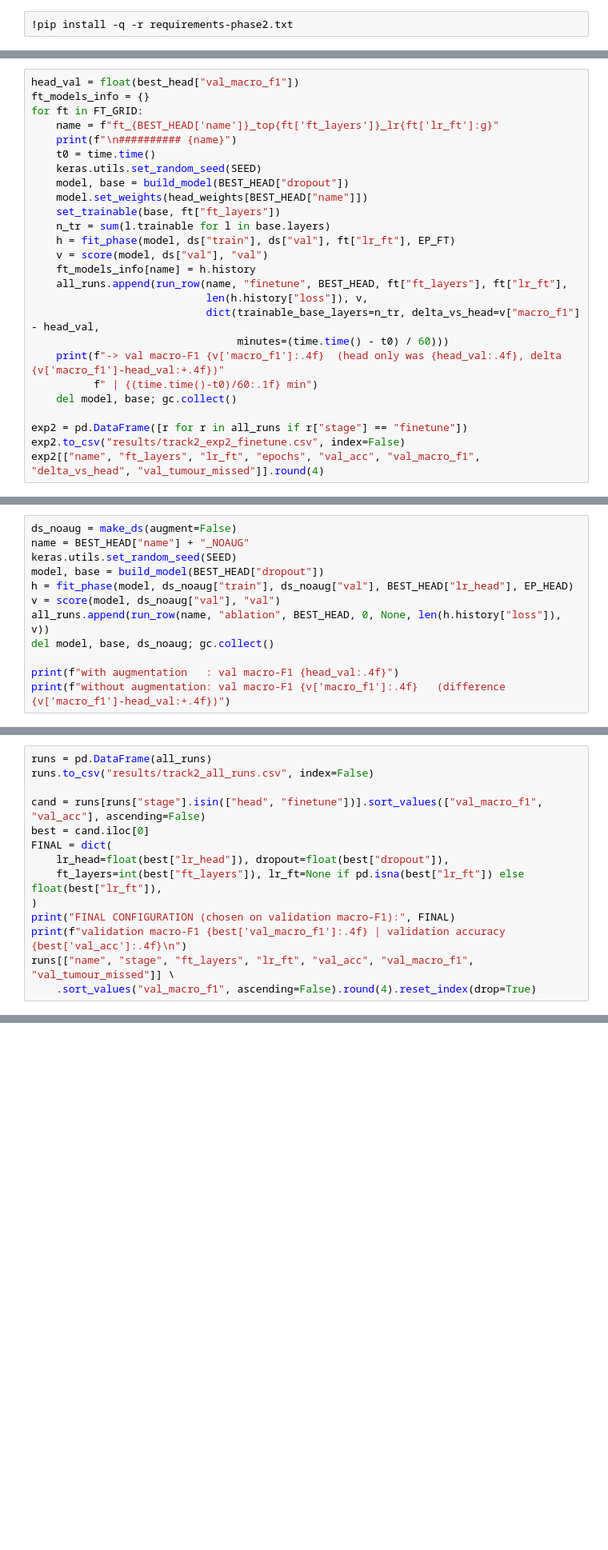
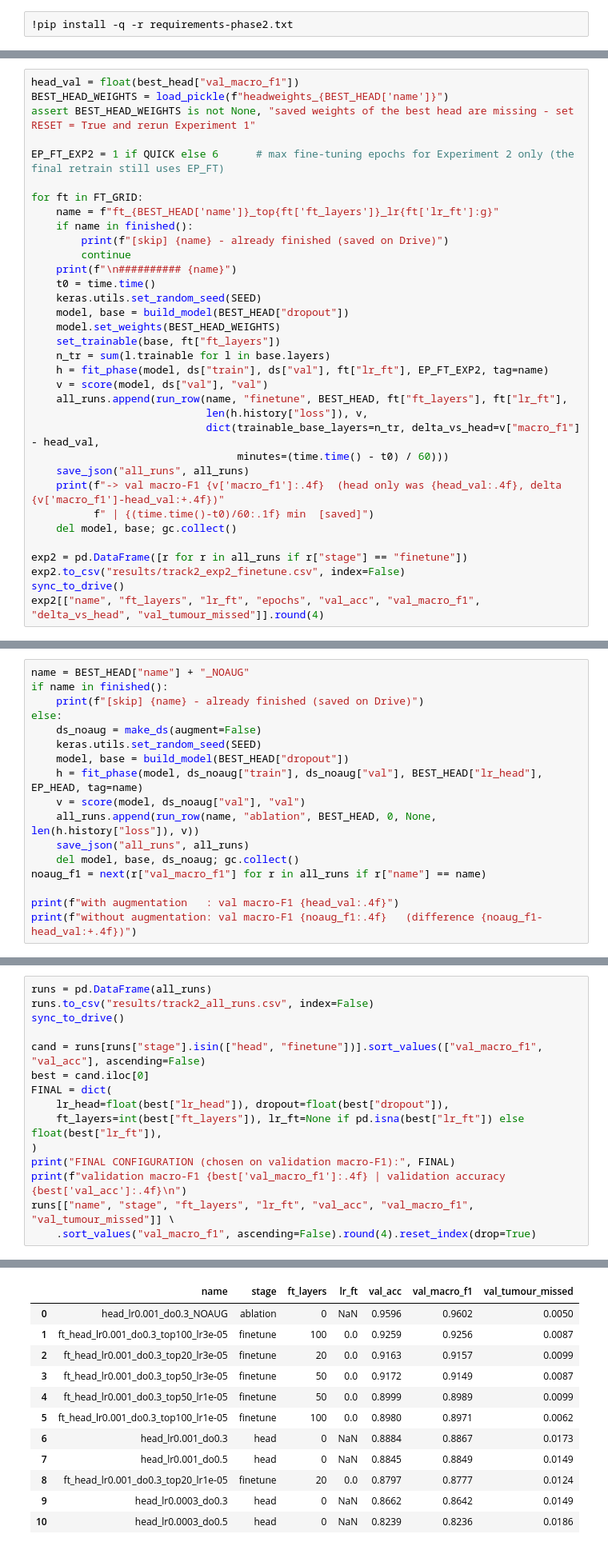
Before and after one commit to laibaamjad50/NeuroScan, a Jupyter notebook: Phase2_Track2_Laiba.ipynb, the cells around one changed output, grey strips where cells are left out. Shown at 80% size. Drawn from its saved outputs; the diff is of its cells as text; blank space fills up the shorter version.

```diff
--- a/Phase2_Track2_Laiba.ipynb
+++ b/Phase2_Track2_Laiba.ipynb
@@ -275,27 +408,35 @@ negative value means fine-tuning hurt. The "head only" run is kept as a row in t
 earns its extra cost.
 # %%
 head_val = float(best_head["val_macro_f1"])
-ft_models_info = {}
+BEST_HEAD_WEIGHTS = load_pickle(f"headweights_{BEST_HEAD['name']}")
+assert BEST_HEAD_WEIGHTS is not None, "saved weights of the best head are missing - set RESET = True and rerun Experiment 1"
+
+EP_FT_EXP2 = 1 if QUICK else 6      # max fine-tuning epochs for Experiment 2 only (the final retrain still uses EP_FT)
+
 for ft in FT_GRID:
     name = f"ft_{BEST_HEAD['name']}_top{ft['ft_layers']}_lr{ft['lr_ft']:g}"
+    if name in finished():
+        print(f"[skip] {name} - already finished (saved on Drive)")
+        continue
     print(f"\n########## {name}")
     t0 = time.time()
     keras.utils.set_random_seed(SEED)
     model, base = build_model(BEST_HEAD["dropout"])
-    model.set_weights(head_weights[BEST_HEAD["name"]])
+    model.set_weights(BEST_HEAD_WEIGHTS)
     set_trainable(base, ft["ft_layers"])
     n_tr = sum(l.trainable for l in base.layers)
-    h = fit_phase(model, ds["train"], ds["val"], ft["lr_ft"], EP_FT)
+    h = fit_phase(model, ds["train"], ds["val"], ft["lr_ft"], EP_FT_EXP2, tag=name)
     v = score(model, ds["val"], "val")
-    ft_models_info[name] = h.history
     all_runs.append(run_row(name, "finetune", BEST_HEAD, ft["ft_layers"], ft["lr_ft"],
                             len(h.history["loss"]), v,
                             dict(trainable_base_layers=n_tr, delta_vs_head=v["macro_f1"] - head_val,
                                  minutes=(time.time() - t0) / 60)))
+    save_json("all_runs", all_runs)
     print(f"-> val macro-F1 {v['macro_f1']:.4f}  (head only was {head_val:.4f}, delta {v['macro_f1']-head_val:+.4f})"
-          f" | {(time.time()-t0)/60:.1f} min")
+          f" | {(time.time()-t0)/60:.1f} min  [saved]")
     del model, base; gc.collect()
 
 exp2 = pd.DataFrame([r for r in all_runs if r["stage"] == "finetune"])
 exp2.to_csv("results/track2_exp2_finetune.csv", index=False)
+sync_to_drive()
 exp2[["name", "ft_layers", "lr_ft", "epochs", "val_acc", "val_macro_f1", "delta_vs_head", "val_tumour_missed"]].round(4)
@@ -319,14 +476,19 @@ augmentation help at all** for the best head configuration?
 This is an *information-only* experiment. The shared pipeline (with augmentation) stays the contract for every reported model, so this run is
 excluded from the final selection.
 # %%
-ds_noaug = make_ds(augment=False)
 name = BEST_HEAD["name"] + "_NOAUG"
-keras.utils.set_random_seed(SEED)
-model, base = build_model(BEST_HEAD["dropout"])
-h = fit_phase(model, ds_noaug["train"], ds_noaug["val"], BEST_HEAD["lr_head"], EP_HEAD)
-v = score(model, ds_noaug["val"], "val")
-all_runs.append(run_row(name, "ablation", BEST_HEAD, 0, None, len(h.history["loss"]), v))
-del model, base, ds_noaug; gc.collect()
+if name in finished():
+    print(f"[skip] {name} - already finished (saved on Drive)")
+else:
+    ds_noaug = make_ds(augment=False)
+    keras.utils.set_random_seed(SEED)
+    model, base = build_model(BEST_HEAD["dropout"])
+    h = fit_phase(model, ds_noaug["train"], ds_noaug["val"], BEST_HEAD["lr_head"], EP_HEAD, tag=name)
+    v = score(model, ds_noaug["val"], "val")
+    all_runs.append(run_row(name, "ablation", BEST_HEAD, 0, None, len(h.history["loss"]), v))
+    save_json("all_runs", all_runs)
+    del model, base, ds_noaug; gc.collect()
+noaug_f1 = next(r["val_macro_f1"] for r in all_runs if r["name"] == name)
 
 print(f"with augmentation   : val macro-F1 {head_val:.4f}")
-print(f"without augmentation: val macro-F1 {v['macro_f1']:.4f}   (difference {v['macro_f1']-head_val:+.4f})")
+print(f"without augmentation: val macro-F1 {noaug_f1:.4f}   (difference {noaug_f1-head_val:+.4f})")
@@ -339,6 +505,7 @@ on this data and we say so.
 # %%
 runs = pd.DataFrame(all_runs)
 runs.to_csv("results/track2_all_runs.csv", index=False)
+sync_to_drive()
 
 cand = runs[runs["stage"].isin(["head", "finetune"])].sort_values(["val_macro_f1", "val_acc"], ascending=False)
 best = cand.iloc[0]
@@ -350,3 +517,4 @@ print("FINAL CONFIGURATION (chosen on validation macro-F1):", FINAL)
 print(f"validation macro-F1 {best['val_macro_f1']:.4f} | validation accuracy {best['val_acc']:.4f}\n")
 runs[["name", "stage", "ft_layers", "lr_ft", "val_acc", "val_macro_f1", "val_tumour_missed"]] \
     .sort_values("val_macro_f1", ascending=False).round(4).reset_index(drop=True)
+# %% [output]
@@ -353,3 +523,15 @@ runs[["name", "stage", "ft_layers", "lr_ft", "val_acc", "val_macro_f1", "val_tum
+|  | name | stage | ft_layers | lr_ft | val_acc | val_macro_f1 | val_tumour_missed |
+| 0 | head_lr0.001_do0.3_NOAUG | ablation | 0 | NaN | 0.9596 | 0.9602 | 0.0050 |
+| 1 | ft_head_lr0.001_do0.3_top100_lr3e-05 | finetune | 100 | 0.0 | 0.9259 | 0.9256 | 0.0087 |
+| 2 | ft_head_lr0.001_do0.3_top20_lr3e-05 | finetune | 20 | 0.0 | 0.9163 | 0.9157 | 0.0099 |
+| 3 | ft_head_lr0.001_do0.3_top50_lr3e-05 | finetune | 50 | 0.0 | 0.9172 | 0.9149 | 0.0087 |
+| 4 | ft_head_lr0.001_do0.3_top50_lr1e-05 | finetune | 50 | 0.0 | 0.8999 | 0.8989 | 0.0099 |
+| 5 | ft_head_lr0.001_do0.3_top100_lr1e-05 | finetune | 100 | 0.0 | 0.8980 | 0.8971 | 0.0062 |
+| 6 | head_lr0.001_do0.3 | head | 0 | NaN | 0.8884 | 0.8867 | 0.0173 |
+| 7 | head_lr0.001_do0.5 | head | 0 | NaN | 0.8845 | 0.8849 | 0.0149 |
+| 8 | ft_head_lr0.001_do0.3_top20_lr1e-05 | finetune | 20 | 0.0 | 0.8797 | 0.8777 | 0.0124 |
+| 9 | head_lr0.0003_do0.3 | head | 0 | NaN | 0.8662 | 0.8642 | 0.0149 |
+| 10 | head_lr0.0003_do0.5 | head | 0 | NaN | 0.8239 | 0.8236 | 0.0186 |
 # %%
 colors = {"head": "#4C78A8", "finetune": "#F58518", "ablation": "#9D9D9D"}
 r = runs.sort_values("val_macro_f1")
```
Also changed, not shown: parts of 25 cells of this notebook.
